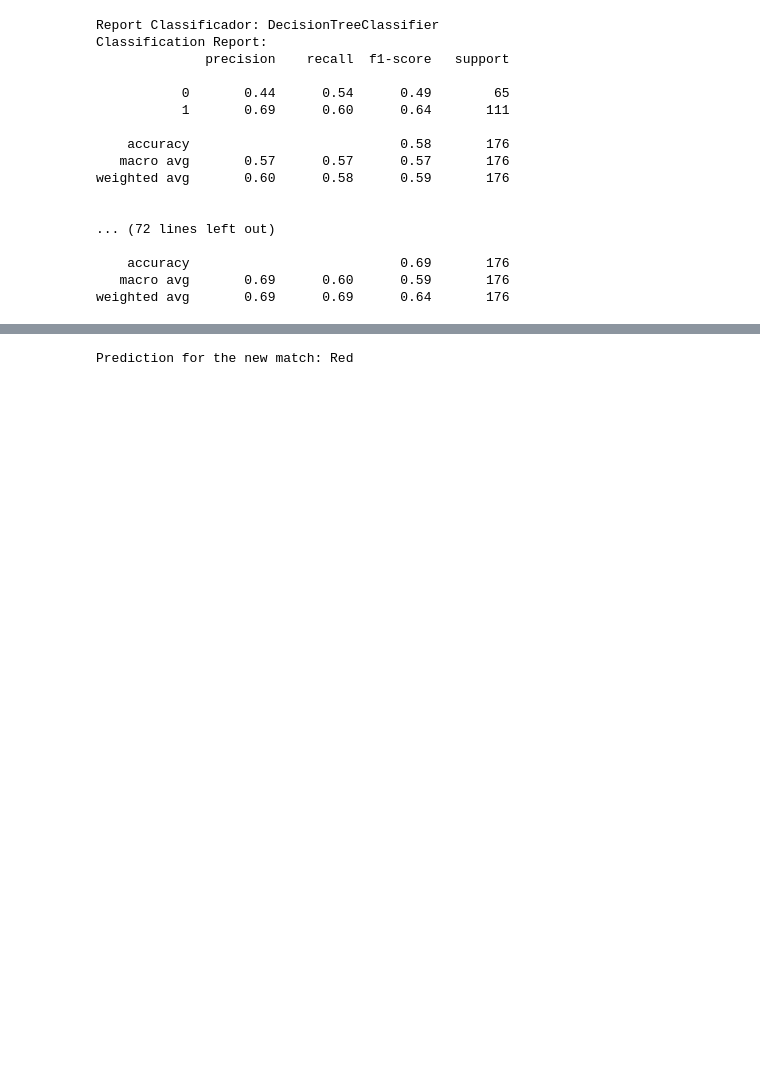
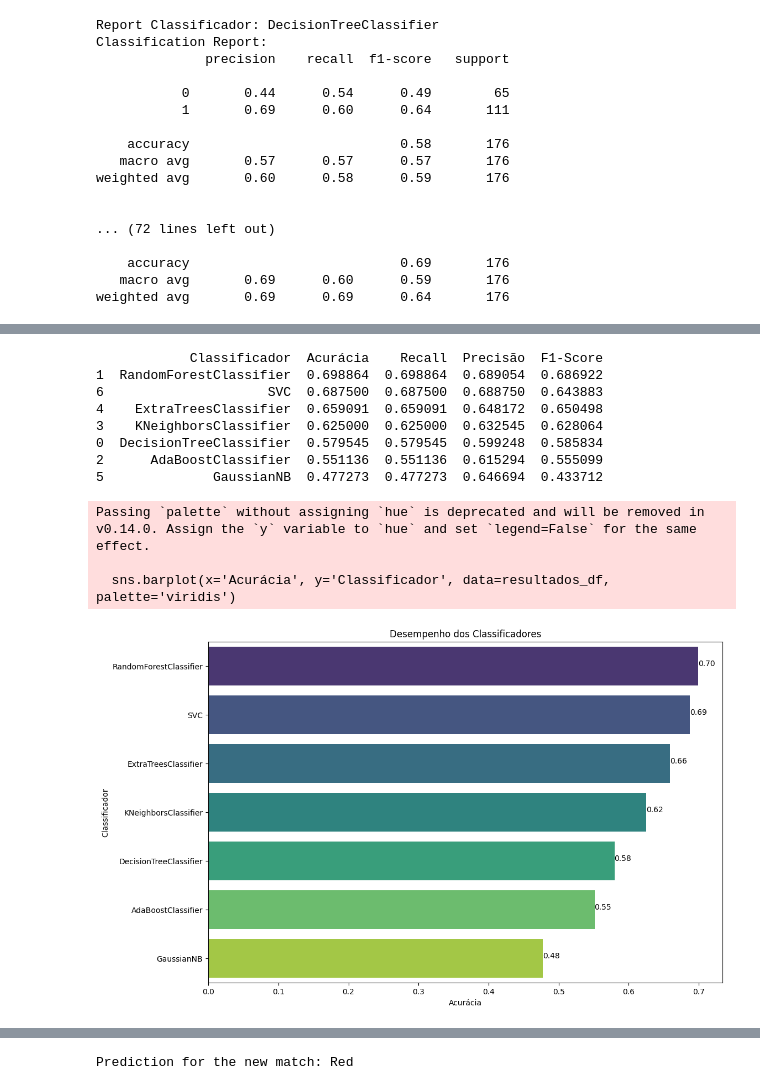
Before and after one commit to L3borim/LoL-Match-Prediction-Project-IA2024S1, a Jupyter notebook: IA_2024S1_Projeto.ipynb, the cells around one changed output, grey strips where cells are left out. Drawn from its saved outputs; the diff is of its cells as text; code cells hidden in the pictures; blank space fills up the shorter version.

```diff
--- a/IA_2024S1_Projeto.ipynb
+++ b/IA_2024S1_Projeto.ipynb
@@ -192,3 +313,31 @@ print(resultados_df.head(7))
+# %%
+
+resultados_df = pd.DataFrame(resultados, columns=['Classificador', 'Acurácia', 'Recall', 'Precisão', 'F1-Score'])
+resultados_df = resultados_df.sort_values(by='Acurácia', ascending=False)
+print(resultados_df.head(7))
+
+plt.figure(figsize=(12, 8))
+sns.barplot(x='Acurácia', y='Classificador', data=resultados_df, palette='viridis')
+for index, value in enumerate(resultados_df['Acurácia']):
+    plt.text(value, index, f'{value:.2f}')
+plt.title('Desempenho dos Classificadores')
+plt.xlabel('Acurácia')
+plt.ylabel('Classificador')
+
+plt.show()
+# %% [output]
+            Classificador  Acurácia    Recall  Precisão  F1-Score
+1  RandomForestClassifier  0.698864  0.698864  0.689054  0.686922
+6                     SVC  0.687500  0.687500  0.688750  0.643883
+4    ExtraTreesClassifier  0.659091  0.659091  0.648172  0.650498
+3    KNeighborsClassifier  0.625000  0.625000  0.632545  0.628064
+0  DecisionTreeClassifier  0.579545  0.579545  0.599248  0.585834
+2      AdaBoostClassifier  0.551136  0.551136  0.615294  0.555099
+5              GaussianNB  0.477273  0.477273  0.646694  0.433712
+Passing `palette` without assigning `hue` is deprecated and will be removed in v0.14.0. Assign the `y` variable to `hue` and set `legend=False` for the same effect.
+
+  sns.barplot(x='Acurácia', y='Classificador', data=resultados_df, palette='viridis')
+[figure, added]
 # %% [markdown]
 # **Uma ideia de Projeto de Aplicação**
 
```
Also changed, not shown: parts of 17 cells of this notebook.
